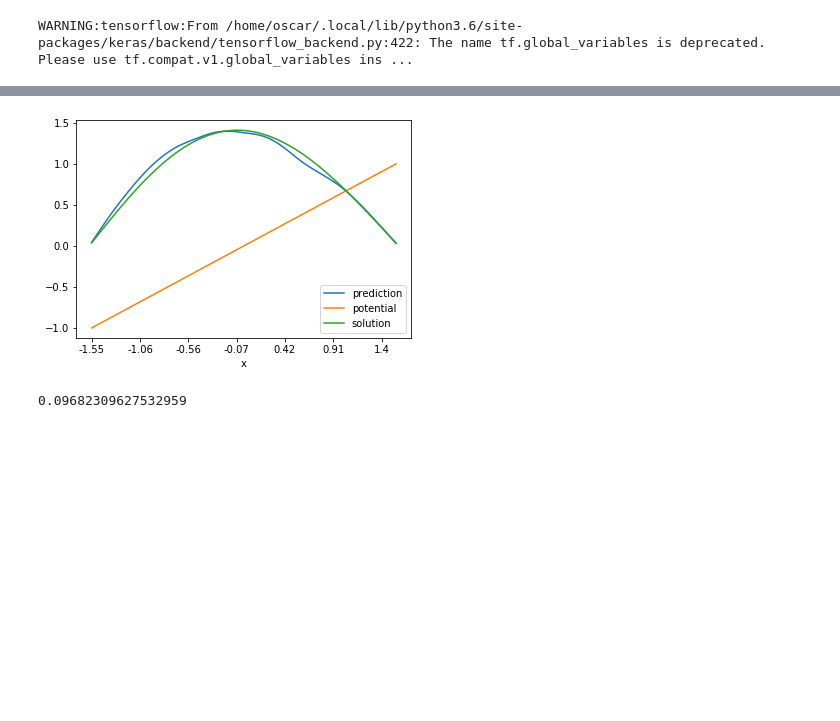
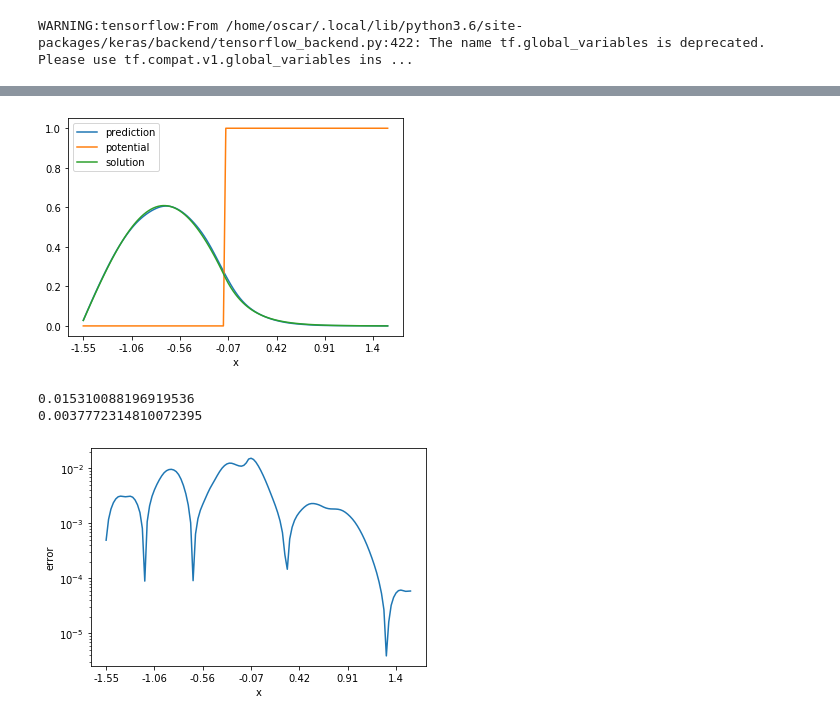
Before and after one commit to OscarGB/TFGMat, a Jupyter notebook: schrodinger/ex2/Pruebas.ipynb, the cells around one changed output, grey strips where cells are left out. Drawn from its saved outputs; the diff is of its cells as text; code cells hidden in the pictures; blank space fills up the shorter version.

```diff
--- a/schrodinger/ex2/Pruebas.ipynb
+++ b/schrodinger/ex2/Pruebas.ipynb
@@ -41,14 +41,25 @@ trainy = np.array(trainy)
 validx = np.array(validx)
 validy = np.array(validy)
 # %%
-def plot(x, y, model):
-    mp.plot(model.predict(np.array([x]))[0], label='prediction')
-    mp.plot([x[i]/max(x) for i in range(bins - 1)], label='potential')
-    mp.plot(y, label='solution')
+def plot(x, y, model, normalize=True):
+    mp.plot(model.predict(np.array([x]))[0]/np.pi, label='prediction')
+    #mp.plot(np.array(y)/np.pi)
+    if normalize:
+        mp.plot([x[i]/max(x) for i in range(bins - 1)], label='potential')
+    else:
+        mp.plot([x[i] for i in range(bins - 1)], label='potential')
+    mp.plot(np.array(y)/np.pi, label='solution')
     mp.xticks([i for i in range(127) if i%20 == 0], [round((((x)/(128/np.pi))-np.pi/2),2) for x in range(1,128) if x%20 == 1])
     mp.xlabel("x")
     mp.legend()
     mp.show()
+
+def plot_err(x,y,model):
+    mp.semilogy((np.abs(model.predict(np.array([x]))[0]/np.pi - np.array(y)/np.pi)))
+    mp.xticks([i for i in range(127) if i%20 == 0], [round((((x)/(128/np.pi))-np.pi/2),2) for x in range(1,128) if x%20 == 1])
+    mp.xlabel("x")
+    mp.ylabel("error")
+    mp.show()
 # %%
 json_file = open('model.json', 'r')
 loaded_model_json = json_file.read()
@@ -172,10 +235,16 @@ print(max(model.predict(np.array([vofx]))[0] - get_pot(vofx)))
 # %%
-#x
-vofx = [(((x)/(128/np.pi))-np.pi/2) for x in range(1,128)]
+#sin(x) then 20
+#vofx = [np.sin(((x)/(128/np.pi))-np.pi/2) if x < 60 else 20.0 for x in range(1,128)]
+#0 then 20
+vofx = [0.0 if x < 60 else 100.0 for x in range(1,128)]
 plot(vofx, get_pot(vofx), model)
-print(max(model.predict(np.array([vofx]))[0] - get_pot(vofx)))
+print(max(np.abs(model.predict(np.array([vofx]))[0]/np.pi - np.array(get_pot(vofx))/np.pi)))
+print(np.mean(np.abs(model.predict(np.array([vofx]))[0]/np.pi - np.array(get_pot(vofx))/np.pi)))
+plot_err(vofx, get_pot(vofx), model)
 # %% [output]
-[figure, old version]
+[figure, new version]
-0.09682309627532959
+0.015310088196919536
+0.0037772314810072395
+[figure, added]
 # %%
 #escalera
```
Also changed, not shown: parts of 19 cells of this notebook, 25 other files.
